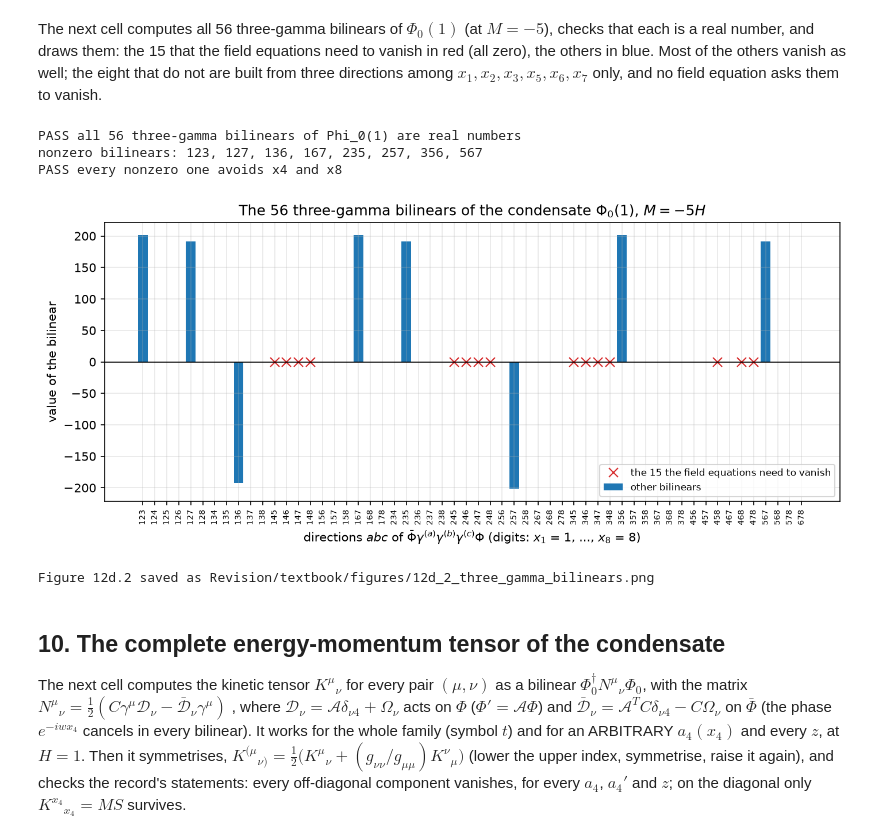
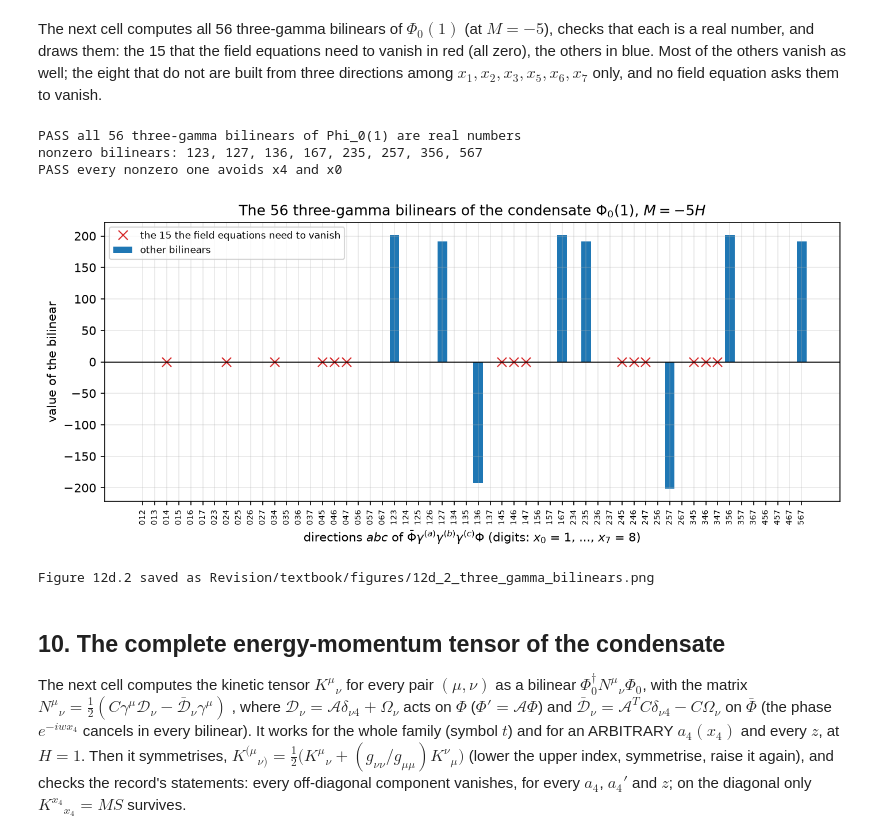
Before and after one commit to once-ere/Dirac_claude, a Jupyter notebook: Revision/textbook/notebooks/12d_condensate_solution.ipynb, the cells around one changed output. Cells and saved outputs as stored; diff of their text form; code cells hidden in the pictures.

```diff
--- a/Revision/textbook/notebooks/12d_condensate_solution.ipynb
+++ b/Revision/textbook/notebooks/12d_condensate_solution.ipynb
@@ -789,18 +789,18 @@ import itertools  # loops over all combinations of indices
 import numpy as np  # floating-point arrays, used only for the plots
 import sympy as sp  # exact algebra
 
-NAMES = ["x1", "x2", "x3", "x4", "x5", "x6", "x7", "x8"]  # positions 0..7
-ETA = [1, 1, 1, -1, -1, -1, -1, 1]  # the frame metric eta, x1..x8
+NAMES = ["x0", "x1", "x2", "x3", "x4", "x5", "x6", "x7"]  # positions 0..7
+ETA = [1, 1, 1, 1, -1, -1, -1, -1]  # the frame metric eta, x0..x7
 I16, Z16 = sp.eye(16), sp.zeros(16, 16)  # the 16 by 16 unit and zero matrices
 fixture = read_json(GAMMAS)
 gamma = [sp.Matrix([[sp.Rational(x) for x in row] for row in matrix])
-         for matrix in fixture["gamma"]]  # gamma[a] = gamma^(x_(a+1))
+         for matrix in fixture["gamma"]]  # gamma[a] = gamma^(xa)
 clifford = all(gamma[a] * gamma[b] + gamma[b] * gamma[a]
                == 2 * ETA[a] * (1 if a == b else 0) * I16
                for a in range(8) for b in range(8))
 reproduces(clifford, "the author's gammas satisfy the Clifford relation",
            PY, "authorT16_clifford")
-C = gamma[7] * gamma[0] * gamma[1] * gamma[2]  # C = g^(x8) g^(x1) g^(x2) g^(x3)
+C = gamma[0] * gamma[1] * gamma[2] * gamma[3]  # C = g^(x0) g^(x1) g^(x2) g^(x3)
 stored_C = sp.Matrix([[sp.Rational(x) for x in row] for row in fixture["C"]])
 properties = (C == stored_C and C == C.T and C * C == I16
               and all((C * g).T == -(C * g) for g in gamma))
@@ -836,13 +836,13 @@ arbitrary function $a_4(x_4)$, writing every function of $z$ through
 $\cot z$ (the helper `clean`, as in Notebook 12a).
 # %%
 H = sp.symbols("H", positive=True)  # the constant H of the metric
-z = sp.symbols("z", positive=True)  # z = 6 H x8 in (0, pi/2)
+z = sp.symbols("z", positive=True)  # z = 6 H x0 in (0, pi/2)
 x4 = sp.symbols("x4", real=True)  # the time
 a4 = sp.Function("a4")(x4)  # an arbitrary function a4(x4)
 cz = sp.symbols("cz", positive=True)  # cot z > 0 on the patch
 ad1, ad2 = sp.symbols("ad1 ad2", real=True)  # a4' and a4''
 s6 = sp.sin(z) ** sp.Rational(1, 6)  # the warp sin(z)^(1/6) of a length
-E = [sp.exp(a4) * s6] * 3 + [sp.Integer(1)] + [sp.exp(-a4) * s6] * 3 + [sp.cot(z)]
+E = [sp.cot(z)] + [sp.exp(a4) * s6] * 3 + [sp.Integer(1)] + [sp.exp(-a4) * s6] * 3
 g = [ETA[a] * E[a] ** 2 for a in range(8)]  # g_aa = eta_aa E_a^2
 TRIG = {sp.sin(z): 1 / sp.sqrt(1 + cz ** 2), sp.cos(z): cz / sp.sqrt(1 + cz ** 2),
         sp.tan(z): 1 / cz, sp.cot(z): cz}  # every function of z through cot z
@@ -857,10 +857,10 @@ def clean(expr):
 
 def d(expr, mu):
     """The partial derivative with respect to the coordinate at position mu."""
-    if mu == 3:
+    if mu == 4:
         return sp.diff(expr, x4)
-    if mu == 7:
-        return 6 * H * sp.diff(expr, z)  # d/dx8 = (dz/dx8) d/dz = 6 H d/dz
+    if mu == 0:
+        return 6 * H * sp.diff(expr, z)  # d/dx0 = (dz/dx0) d/dz = 6 H d/dz
     return sp.Integer(0)  # nothing depends on x1, x2, x3, x5, x6, x7
 
 
@@ -961,14 +961,14 @@ MM = sp.symbols("M", real=True)  # the effective mass M = m + lambda S
 
 def condensate_matrix(M_value, H_value):
     """The matrix A of Phi' = A Phi for given M and H."""
-    return -gamma[3] * (M_value * I16 - 3 * H_value * gamma[7])
+    return -gamma[4] * (M_value * I16 - 3 * H_value * gamma[0])
 
 
 A_sym = condensate_matrix(MM, H)
-reduced = (gamma[3] * A_sym + gravity_term - MM * I16).applyfunc(sp.expand)
+reduced = (gamma[4] * A_sym + gravity_term - MM * I16).applyfunc(sp.expand)
 reproduces(reduced == Z16 and not A_sym.has(z),
-           "gamma^(x4) A + 3 H gamma^(x8) = M: the equation is Phi' = A Phi",
-           WL, "condensate_equation_x8_consistent")
+           "gamma^(x4) A + 3 H gamma^(x0) = M: the equation is Phi' = A Phi",
+           WL, "condensate_equation_x0_consistent")
 check((A_sym * A_sym + (MM ** 2 - 9 * H ** 2) * I16).applyfunc(sp.expand) == Z16,
       "A^2 = -(M^2 - 9 H^2): every condensate oscillates with w = sqrt(M^2 - 9 H^2)")
 reproduces((C * A_sym + A_sym.T * C).applyfunc(sp.expand) == Z16,
@@ -1066,8 +1066,8 @@ $t$ (sympy keeps $t$ as a symbol).
 # %%
 t = sp.symbols("t", real=True)  # the free real parameter of the family
 TRIPLES = list(itertools.combinations(range(8), 3))  # all 56 sets {a, b, c}
-NEEDED = sorted({tuple(sorted((i, 3, 7))) for i in (0, 1, 2, 4, 5, 6)}
-                | {tuple(sorted((i, j, 3))) for i in (0, 1, 2) for j in (4, 5, 6)})
+NEEDED = sorted({tuple(sorted((i, 4, 0))) for i in (1, 2, 3, 5, 6, 7)}
+                | {tuple(sorted((i, j, 4))) for i in (1, 2, 3) for j in (5, 6, 7)})
 
 
 def witness_parts(M_value, H_value):
@@ -1077,9 +1077,9 @@ def witness_parts(M_value, H_value):
     spaces = []
     for sign in (-1, 1):  # the eigenvalue of g^(x1)g^(x5) = g^(x2)g^(x6) = ...
         stack = sp.Matrix.vstack(A_value + sp.I * w_value * I16,
-                                 gamma[0] * gamma[4] - sign * I16,
                                  gamma[1] * gamma[5] - sign * I16,
-                                 gamma[2] * gamma[6] - sign * I16)
+                                 gamma[2] * gamma[6] - sign * I16,
+                                 gamma[3] * gamma[7] - sign * I16)
         spaces.append(stack.nullspace())  # all solutions of stack * v = 0
     v1, v2 = spaces[0][0], spaces[1][0]
     c = sp.conjugate(sp.expand((v1.H * C * v2)[0]))  # c = conj(v1^dagger C v2)
@@ -1161,42 +1161,42 @@ check(all(sp.im(value) == 0 for value in all_values),
 nonzero = [triple for triple, value in zip(TRIPLES, all_values) if value != 0]
 say("nonzero bilinears: " + ", ".join(
     "".join(NAMES[i][1] for i in triple) for triple in nonzero))
-check(all(3 not in triple and 7 not in triple for triple in nonzero),
-      "every nonzero one avoids x4 and x8")
+check(all(4 not in triple and 0 not in triple for triple in nonzero),
+      "every nonzero one avoids x4 and x0")
 labels = ["".join(NAMES[i][1] for i in triple) for triple in TRIPLES]
 numbers = np.array([float(value) for value in all_values])
 is_needed = np.array([triple in NEEDED for triple in TRIPLES])
 fig, ax = plt.subplots(figsize=(11.0, 4.2))
 positions = np.arange(len(TRIPLES))
 ax.bar(positions[~is_needed], numbers[~is_needed], color="tab:blue",
        label="other bilinears")
 ax.plot(positions[is_needed], numbers[is_needed], "x", color="tab:red",
         markersize=8, label="the 15 the field equations need to vanish")
 ax.axhline(0.0, color="black", linewidth=0.8)
 ax.set_xticks(positions)
 ax.set_xticklabels(labels, rotation=90, fontsize=6.5)
 ax.set_xlabel("directions $abc$ of $\\bar\\Phi\\gamma^{(a)}\\gamma^{(b)}"
-              "\\gamma^{(c)}\\Phi$ (digits: $x_1$ = 1, ..., $x_8$ = 8)")
+              "\\gamma^{(c)}\\Phi$ (digits: $x_0$ = 1, ..., $x_7$ = 8)")
 ax.set_ylabel("value of the bilinear")
 ax.set_title("The 56 three-gamma bilinears of the condensate $\\Phi_0(1)$, "
              "$M = -5H$")
 ax.legend(fontsize=8)
 save_figure(fig, "three_gamma_bilinears",
             "The 56 three-gamma bilinears $\\bar\\Phi\\gamma^{(a)}\\gamma^{(b)}"
             "\\gamma^{(c)}\\Phi$ of the condensate $\\Phi_0(1) = v_1 + c\\,v_2$ at "
             "$M = -5H$, $H = 1$, one for each set of three directions $a < b < c$ "
-            "(horizontal axis, labelled by the digits of $x_1$ to $x_8$); vertical "
+            "(horizontal axis, labelled by the digits of $x_0$ to $x_7$); vertical "
             "axis the exact value (a real number). Red crosses: the 15 bilinears "
             "whose vanishing the off-diagonal Einstein equations require (they "
-            "contain $x_4$ together with $x_8$ or with a 3-space direction and an "
+            "contain $x_4$ together with $x_0$ or with a 3-space direction and an "
             "extra time); all are exactly zero. Blue bars: the other 41, of which "
             "only eight are not zero, all built from 3-space directions and extra "
             "times.")
 # %% [output]
 PASS all 56 three-gamma bilinears of Phi_0(1) are real numbers
 nonzero bilinears: 123, 127, 136, 167, 235, 257, 356, 567
-PASS every nonzero one avoids x4 and x8
+PASS every nonzero one avoids x4 and x0
-[figure, old version]
+[figure, new version]
 Figure 12d.2 saved as Revision/textbook/figures/12d_2_three_gamma_bilinears.png
 # %% [markdown]
 ## 10. The complete energy-momentum tensor of the condensate
```
Also changed, not shown: parts of 18 cells of this notebook, 26 other files.
